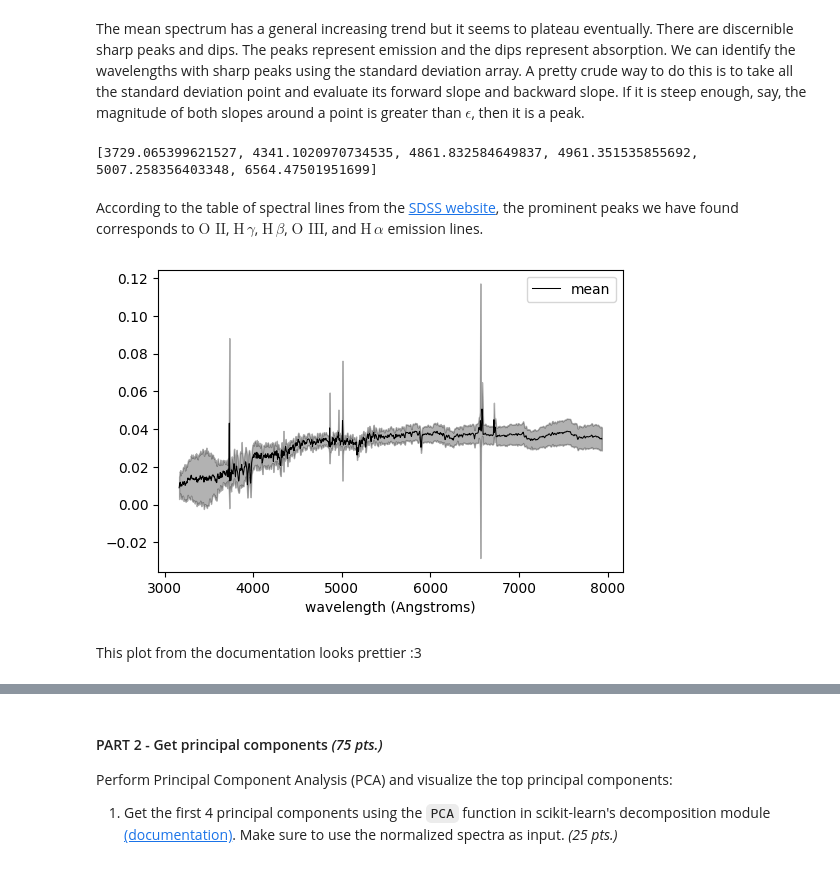
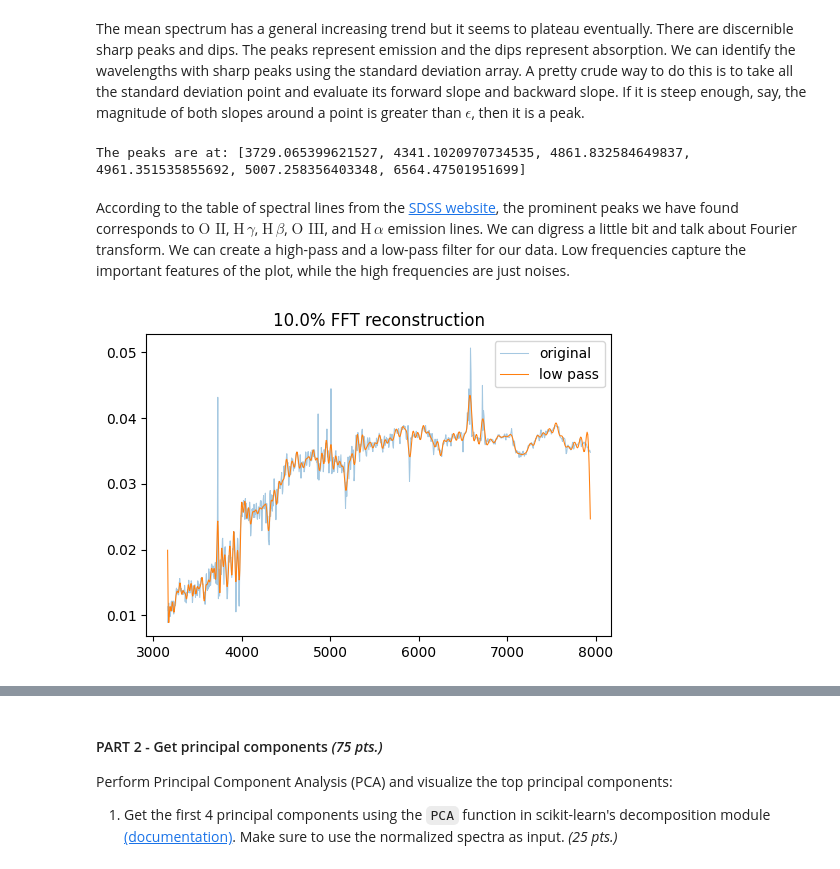
Before and after one commit to xxtofff/App_Physics_157, a Jupyter notebook: Lab Assignments/notebooks/A3 - Principal Component Analysis.ipynb, the cells around one changed output, grey strips where cells are left out. Cells and saved outputs as stored; diff of their text form; code cells hidden in the pictures.

```diff
--- a/Lab Assignments/notebooks/A3 - Principal Component Analysis.ipynb
+++ b/Lab Assignments/notebooks/A3 - Principal Component Analysis.ipynb
@@ -106,19 +116,32 @@ The mean spectrum has a general increasing trend but it seems to plateau eventua
 # %%
 eps = 0.0008
 
-peak_wavelength = [wavelength[i] for i in range(wavelength.size) if ((st_dev[wavelength == wavelength[i]] - st_dev[wavelength == wavelength[i-1]]))/(wavelength[i]-wavelength[i-1]) > eps and ((st_dev[wavelength == wavelength[i+1]] - st_dev[wavelength == wavelength[i]]))/(wavelength[i+1]-wavelength[i]) < -eps]
-print(peak_wavelength)
+peak_wavelength = [wavelength[i] for i in range(wavelength.size - 1) if ((st_dev[wavelength == wavelength[i]] - st_dev[wavelength == wavelength[i-1]]))/(wavelength[i]-wavelength[i-1]) > eps and ((st_dev[wavelength == wavelength[i+1]] - st_dev[wavelength == wavelength[i]]))/(wavelength[i+1]-wavelength[i]) < -eps]
+print('The peaks are at: {}'.format(peak_wavelength))
 # %% [output]
-[3729.065399621527, 4341.1020970734535, 4861.832584649837, 4961.351535855692, 5007.258356403348, 6564.47501951699]
+The peaks are at: [3729.065399621527, 4341.1020970734535, 4861.832584649837, 4961.351535855692, 5007.258356403348, 6564.47501951699]
 # %% [markdown]
-According to the table of spectral lines from the [SDSS website](https://classic.sdss.org/dr6/algorithms/linestable.php), the prominent peaks we have found corresponds to $\text{O II}$, $\text{H}\, \gamma$, $\text{H}\, \beta$, $\text{O III}$, and $\text{H}\, \alpha$ emission lines.
+According to the table of spectral lines from the [SDSS website](https://classic.sdss.org/dr6/algorithms/linestable.php), the prominent peaks we have found corresponds to $\text{O II}$, $\text{H}\, \gamma$, $\text{H}\, \beta$, $\text{O III}$, and $\text{H}\, \alpha$ emission lines. We can digress a little bit and talk about Fourier transform. We can create a high-pass and a low-pass filter for our data. Low frequencies capture the important features of the plot, while the high frequencies are just noises.
-# %%
-plt.plot(wavelength, mean, 'k-', label = 'mean')
-plt.fill_between(wavelength, mean - st_dev, mean + st_dev, where=(mean + st_dev) > 0, interpolate=True, color='k', alpha=0.3)
-plt.xlabel("wavelength (Angstroms)")
-plt.legend()
-plt.show()
-# %% [output]
-[figure, removed]
-# %% [markdown]
-This plot from the documentation looks prettier :3
+# %%
+def data_filters(array, percent):
+    array_fft = np.fft.rfft(array) #assuming that array contains real entries
+    bounds = int(percent*len(mean))
+    mean_low_pass = np.copy(array_fft)
+    mean_low_pass[bounds:] = 0  #suppress high freq entries
+    mean_high_pass = np.copy(array_fft)
+    mean_high_pass[:-bounds] = 0 #suppress low freq entries
+
+    low_pass = np.fft.irfft(mean_low_pass) #reverse the fft
+    high_pass = np.fft.irfft(mean_high_pass)
+
+    return low_pass, high_pass
+
+reconst = 0.1
+lp, hp = data_filters(mean, reconst)
+plt.plot(wavelength, mean, label = 'original', alpha = 0.4)
+plt.plot(wavelength, lp, label = 'low pass')
+plt.title(str(reconst*100)+'% FFT reconstruction')
+plt.legend()
+plt.show()
+# %% [output]
+[figure, added]
```
Also changed, not shown: parts of 11 cells of this notebook, 2 other files.
